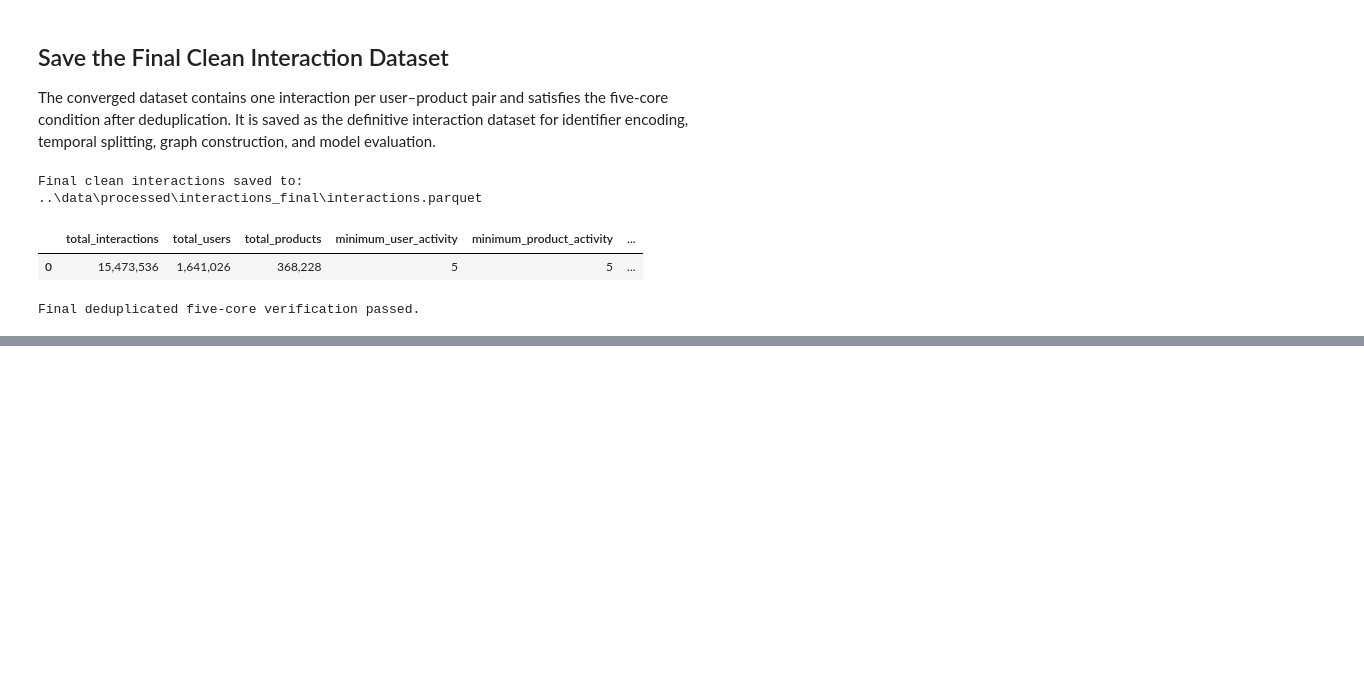
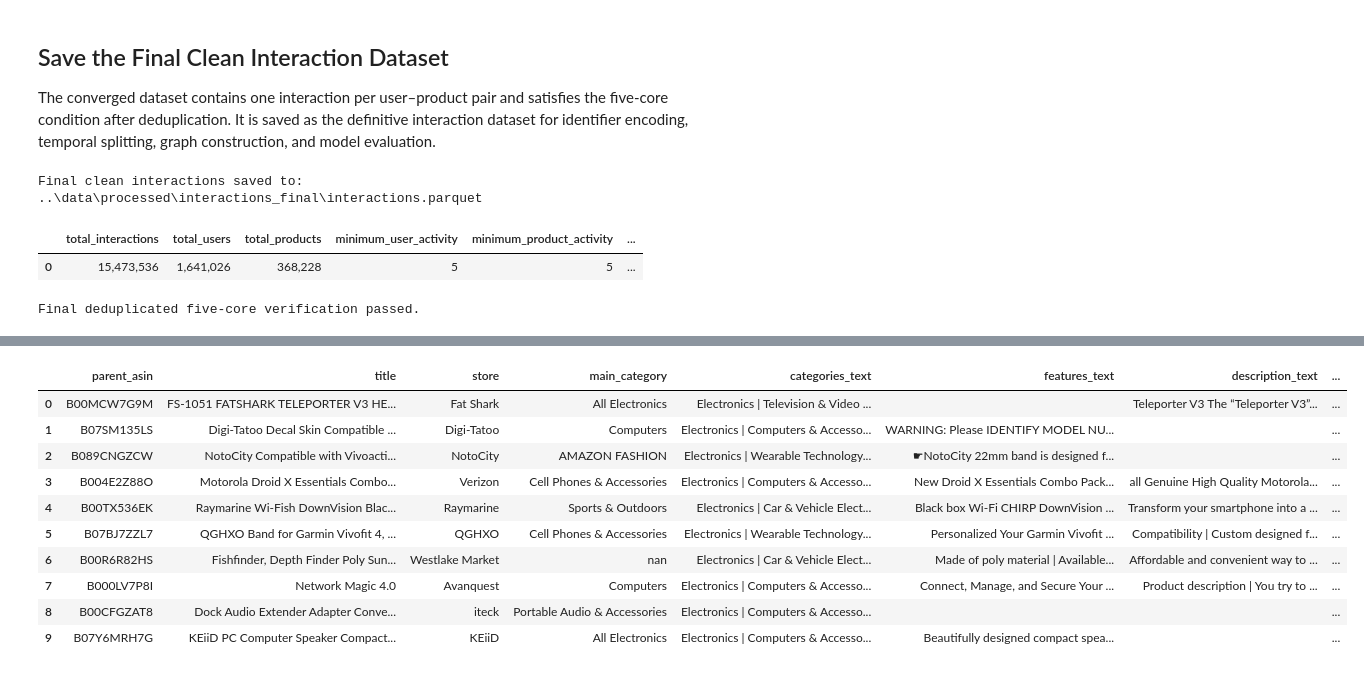
Before and after one commit to ErjonXhani/gnn-recommender-dissertation, a Jupyter notebook: notebooks/03_data_preprocessing.ipynb, the cells around one changed output, grey strips where cells are left out. Cells and saved outputs as stored; diff of their text form; code cells hidden in the pictures; blank space fills up the shorter version.

```diff
--- a/notebooks/03_data_preprocessing.ipynb
+++ b/notebooks/03_data_preprocessing.ipynb
@@ -2040,0 +2049,17 @@ Final deduplicated five-core verification passed.
+# %%
+final_product_query = f"""
+SELECT DISTINCT parent_asin
+FROM read_parquet('{FINAL_CLEAN_PATH_STRING}')
+"""
+
+final_products_df = connection.execute(
+    final_product_query
+).fetchdf()
+
+final_product_ids = set(
+    final_products_df["parent_asin"].tolist()
+)
+
+print(f"Final products to match: {len(final_product_ids):,}")
+
+assert len(final_product_ids) == 368_228
@@ -2040,0 +2085,12 @@ Final deduplicated five-core verification passed.
+# %%
+FINAL_METADATA_DIR = PROCESSED_DIR / "metadata_final"
+FINAL_METADATA_DIR.mkdir(parents=True, exist_ok=True)
+
+RAW_METADATA_OUTPUT = (
+    FINAL_METADATA_DIR / "metadata_selected_raw.parquet"
+)
+
+if RAW_METADATA_OUTPUT.exists():
+    RAW_METADATA_OUTPUT.unlink()
+
+print(f"Metadata output: {RAW_METADATA_OUTPUT}")
@@ -2040,0 +2679,20 @@ Final deduplicated five-core verification passed.
+# %%
+# Sample inspection
+
+clean_metadata_sample = pd.read_parquet(
+    clean_metadata_files[0]
+).head(10)
+
+display(clean_metadata_sample)
+# %% [output]
+|  | parent_asin | title | store | main_category | categories_text | features_text | description_text | ... |
+| 0 | B00MCW7G9M | FS-1051 FATSHARK TELEPORTER V3 HE... | Fat Shark | All Electronics | Electronics | Television & Video ... |  | Teleporter V3 The “Teleporter V3”... | ... |
+| 1 | B07SM135LS | Digi-Tatoo Decal Skin Compatible ... | Digi-Tatoo | Computers | Electronics | Computers & Accesso... | WARNING: Please IDENTIFY MODEL NU... |  | ... |
+| 2 | B089CNGZCW | NotoCity Compatible with Vivoacti... | NotoCity | AMAZON FASHION | Electronics | Wearable Technology... | ☛NotoCity 22mm band is designed f... |  | ... |
+| 3 | B004E2Z88O | Motorola Droid X Essentials Combo... | Verizon | Cell Phones & Accessories | Electronics | Computers & Accesso... | New Droid X Essentials Combo Pack... | all Genuine High Quality Motorola... | ... |
+| 4 | B00TX536EK | Raymarine Wi-Fish DownVision Blac... | Raymarine | Sports & Outdoors | Electronics | Car & Vehicle Elect... | Black box Wi-Fi CHIRP DownVision ... | Transform your smartphone into a ... | ... |
+| 5 | B07BJ7ZZL7 | QGHXO Band for Garmin Vivofit 4, ... | QGHXO | Cell Phones & Accessories | Electronics | Wearable Technology... | Personalized Your Garmin Vivofit ... | Compatibility | Custom designed f... | ... |
+| 6 | B00R6R82HS | Fishfinder, Depth Finder Poly Sun... | Westlake Market | nan | Electronics | Car & Vehicle Elect... | Made of poly material | Available... | Affordable and convenient way to ... | ... |
+| 7 | B000LV7P8I | Network Magic 4.0 | Avanquest | Computers | Electronics | Computers & Accesso... | Connect, Manage, and Secure Your ... | Product description | You try to ... | ... |
+| 8 | B00CFGZAT8 | Dock Audio Extender Adapter Conve... | iteck | Portable Audio & Accessories | Electronics | Computers & Accesso... |  |  | ... |
+| 9 | B07Y6MRH7G | KEiiD PC Computer Speaker Compact... | KEiiD | All Electronics | Electronics | Computers & Accesso... | Beautifully designed compact spea... |  | ... |
```
Also changed, not shown: parts of 36 cells of this notebook, 1 other file.
